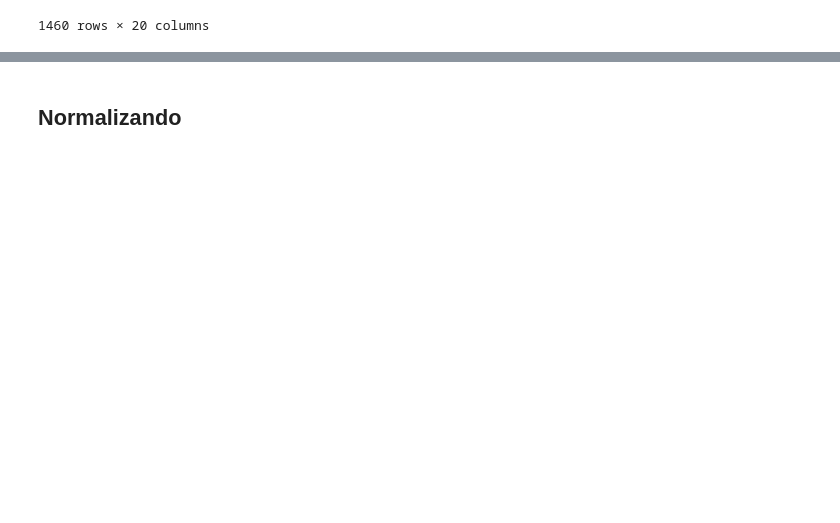
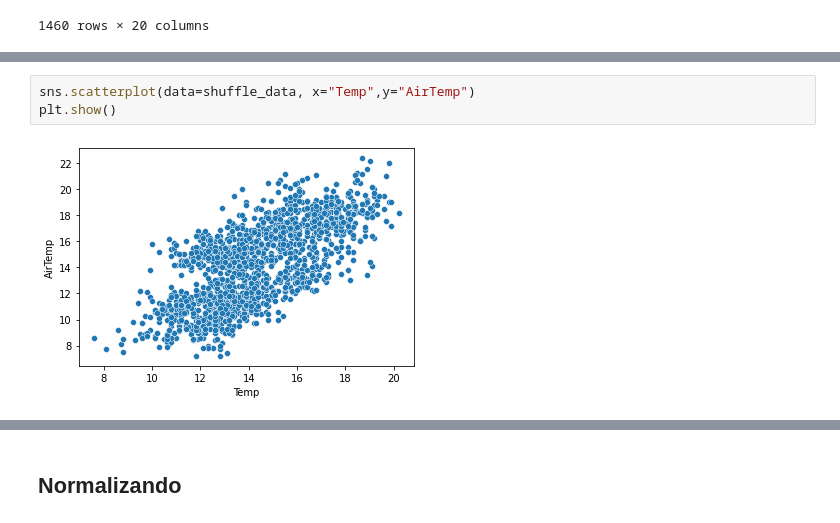
Before and after one commit to sofgutierrez6/ProyectoGrado, a Jupyter notebook: Data Adaptation v2.0.ipynb, the cells around one changed output, grey strips where cells are left out. Saved outputs shown, nothing was run; the diff lists cells and outputs as text; blank space fills up the shorter version.

```diff
--- a/Data Adaptation v2.0.ipynb
+++ b/Data Adaptation v2.0.ipynb
@@ -103,0 +106,5 @@ plt.show()
+# %%
+sns.scatterplot(data=shuffle_data, x="Temp",y="AirTemp")
+plt.show()
+# %% [output]
+[figure, added]
```
Also changed, not shown: parts of 12 cells of this notebook.
